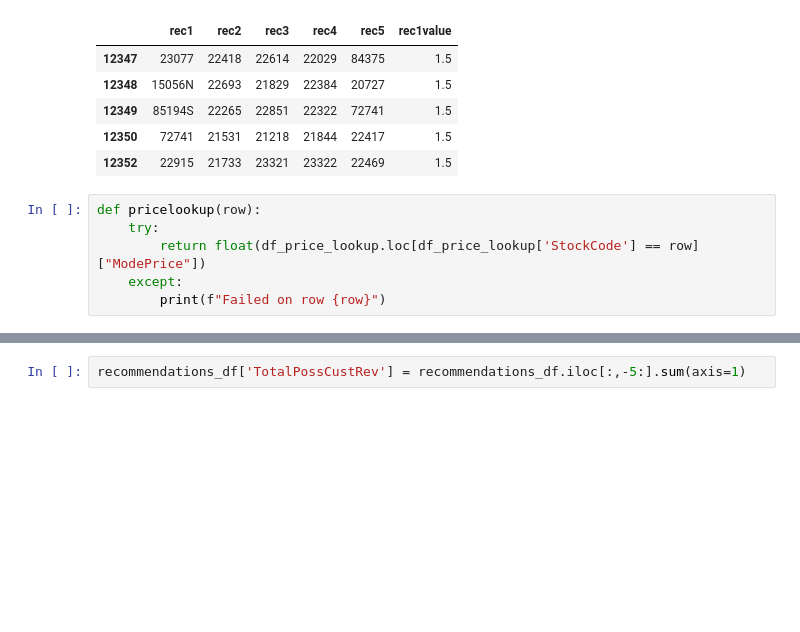
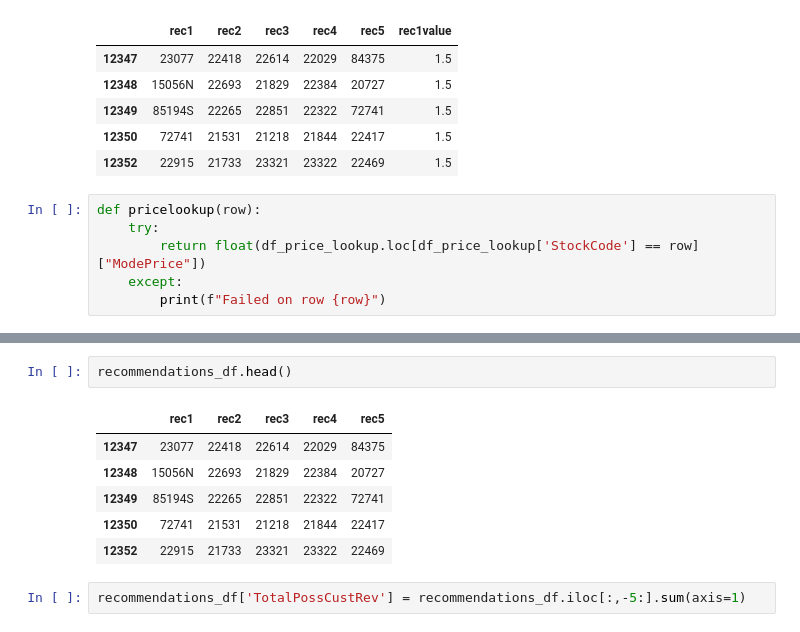
Before and after one commit to tristar82/Project-Week-8-Final-Project, a Jupyter notebook: your-project/Code/3_Recommender_System.ipynb, the cells around one changed output, grey strips where cells are left out. Drawn from its saved outputs; the diff is of its cells as text; blank space fills up the shorter version.

```diff
--- a/your-project/Code/3_Recommender_System.ipynb
+++ b/your-project/Code/3_Recommender_System.ipynb
@@ -394,3 +418,12 @@ def pricelookup(row):
+# %%
+recommendations_df.head()
+# %% [output]
+|  | rec1 | rec2 | rec3 | rec4 | rec5 |
+| 12347 | 23077 | 22418 | 22614 | 22029 | 84375 |
+| 12348 | 15056N | 22693 | 21829 | 22384 | 20727 |
+| 12349 | 85194S | 22265 | 22851 | 22322 | 72741 |
+| 12350 | 72741 | 21531 | 21218 | 21844 | 22417 |
+| 12352 | 22915 | 21733 | 23321 | 23322 | 22469 |
 # %%
 recommendations_df['TotalPossCustRev'] = recommendations_df.iloc[:,-5:].sum(axis=1)
 # %% [markdown]
```
Also changed, not shown: parts of 4 cells of this notebook.
